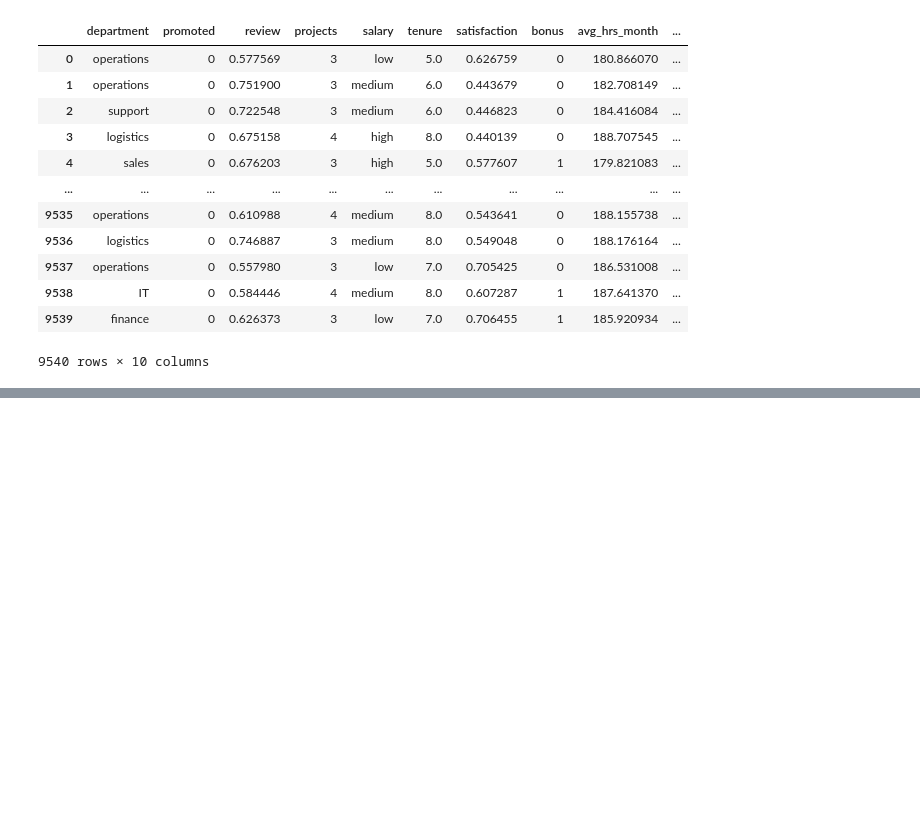
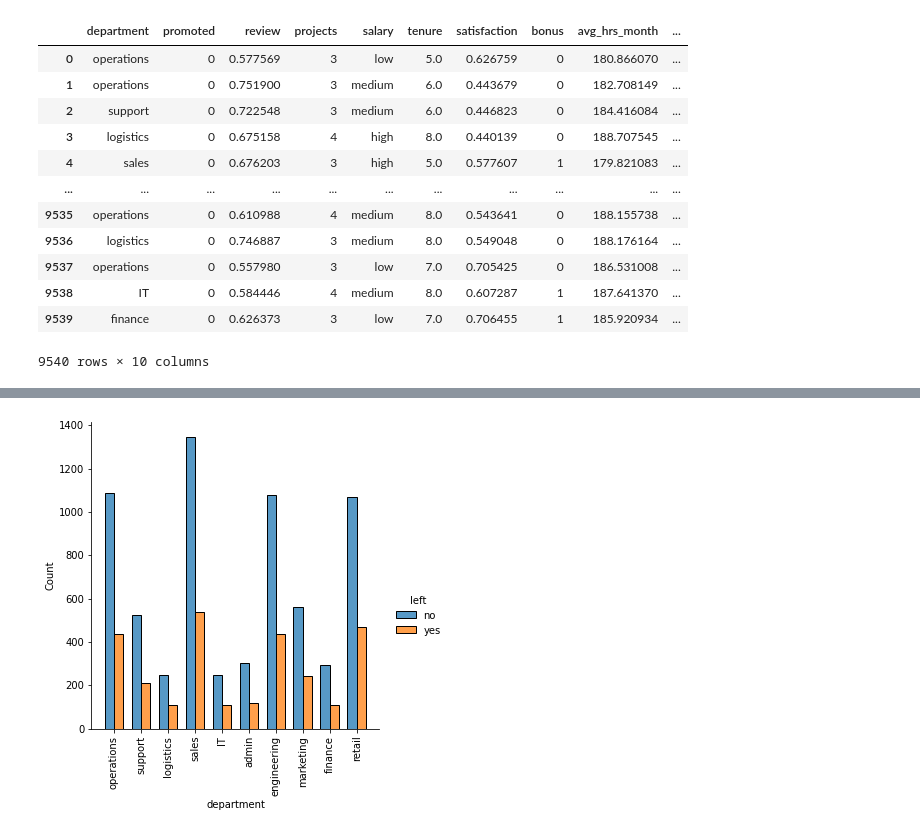
Before and after one commit to wahyunh10/Employee-Turnover-Project, a Jupyter notebook: employe_turnover_project.ipynb, the cells around one changed output, grey strips where cells are left out. Saved outputs shown, nothing was run; the diff lists cells and outputs as text; code cells hidden in the pictures; blank space fills up the shorter version.

```diff
--- a/employe_turnover_project.ipynb
+++ b/employe_turnover_project.ipynb
@@ -75,0 +100,9 @@ plt.show()
+# %%
+department_left=df[["department","left"]]
+# we have created a DataFrame in which there are 2 feature (department and left)
+# %%
+sns.displot(data=department_left,x="department",hue="left",multiple="dodge",shrink=.7,)
+plt.xticks(rotation=90)
+plt.show()
+# %% [output]
+[figure, added]
```
Also changed, not shown: parts of 17 cells of this notebook.
